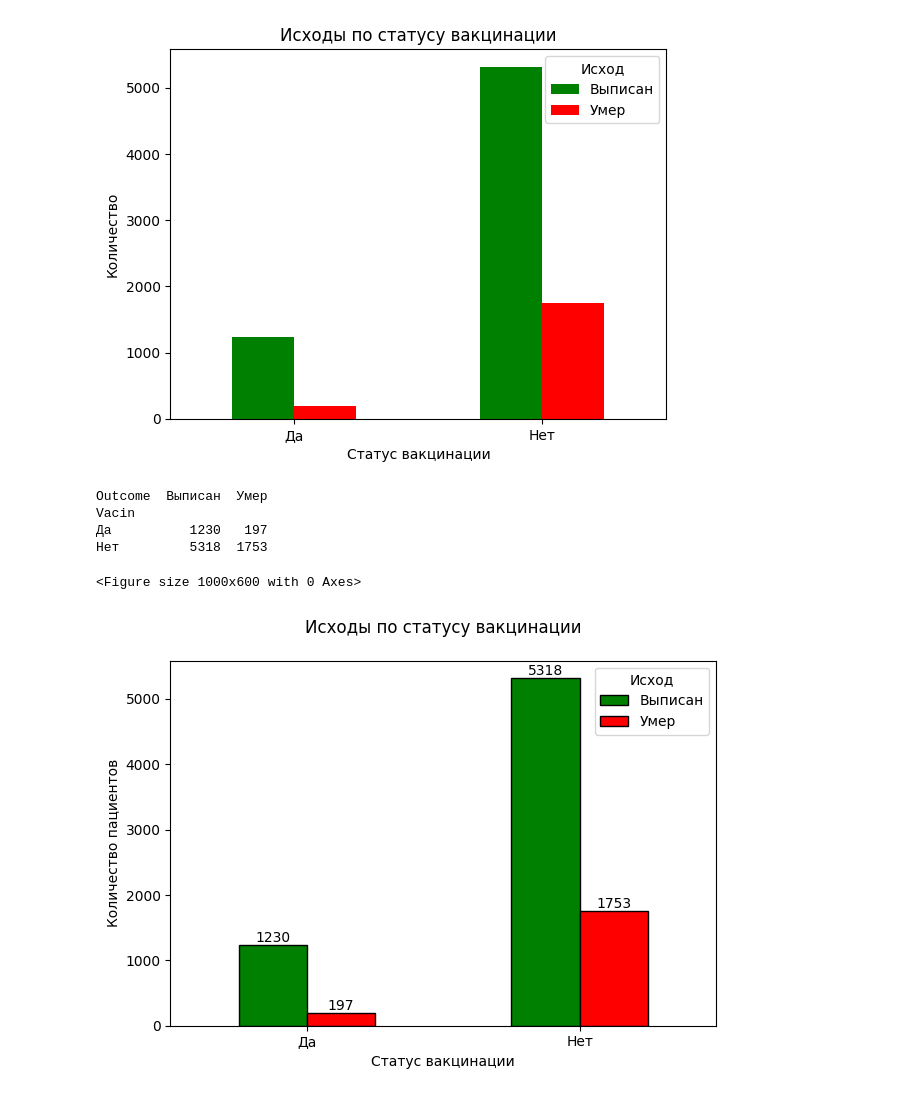
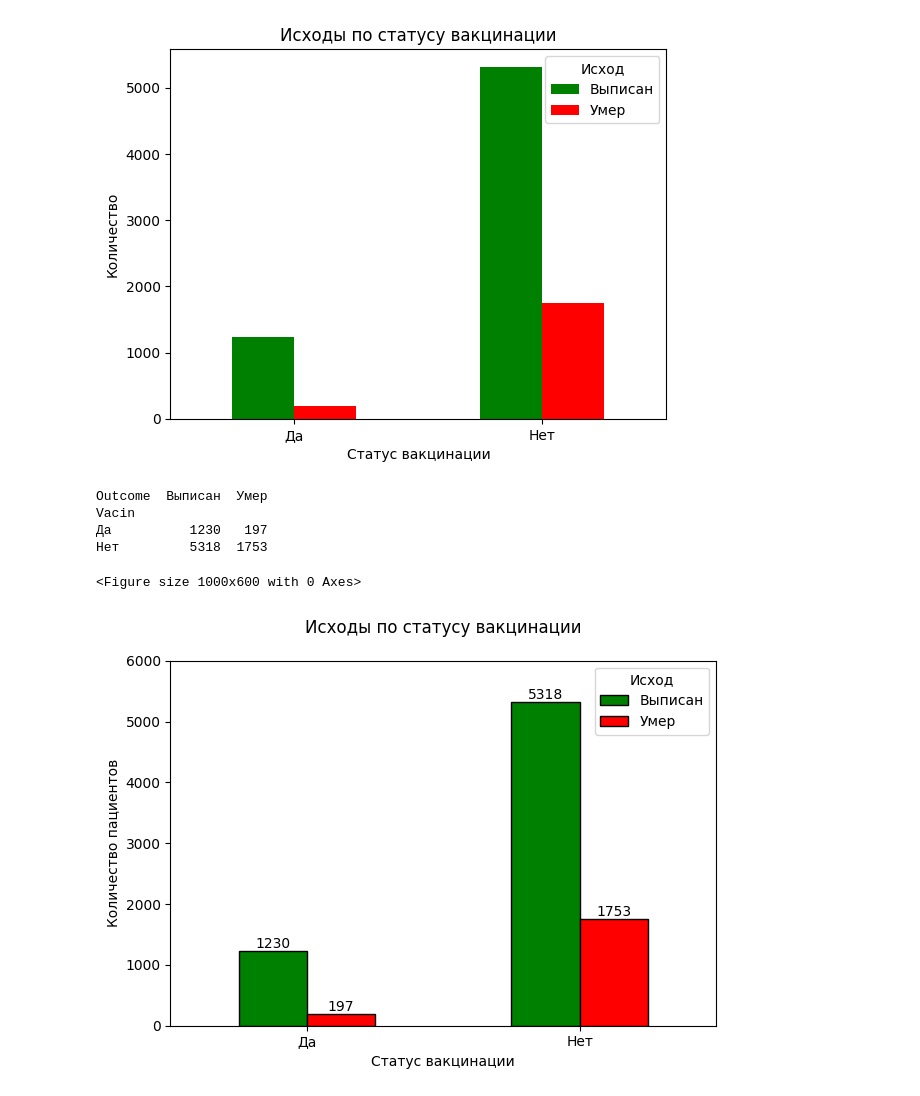
Before and after one commit to nikitanasibullin/MedAnalytics, a Jupyter notebook: subtask_five_2.ipynb, the cells around one changed output. Cells and saved outputs as stored; diff of their text form; code cells hidden in the pictures.

```diff
--- a/subtask_five_2.ipynb
+++ b/subtask_five_2.ipynb
@@ -101,32 +101,32 @@ import pandas as pd
 types = ['Ковивак', 'Phizer', 'Эпиваккорона', 'Спутник V', 'Спутник Лайт']
 for t in types:
     df = df.replace(t, 'Да')
 
 cross_tab = pd.crosstab(df['Vacin'], df['Outcome'])
 print(cross_tab)
 
 plt.figure(figsize=(10, 6))
 ax = cross_tab.plot(kind='bar',
                    stacked=False,
                    color=['green', 'red'],
                    width=0.5,
                    edgecolor='black')
 
 for container in ax.containers:
     ax.bar_label(container,
                 label_type='edge')
-plt.ylim(0, max_value * 1.25)
+plt.ylim(0, 6000)
 plt.title('Исходы по статусу вакцинации', pad = 20)
 plt.xlabel('Статус вакцинации')
 plt.ylabel('Количество пациентов')
 plt.legend(title='Исход')
 plt.xticks(rotation=0)
 plt.tight_layout()
 plt.show()
 # %% [output]
 Outcome  Выписан  Умер
 Vacin
 Да          1230   197
 Нет         5318  1753
 <Figure size 1000x600 with 0 Axes>
-[figure, old version]
+[figure, new version]
```
Also changed, not shown: parts of 2 cells of this notebook.
